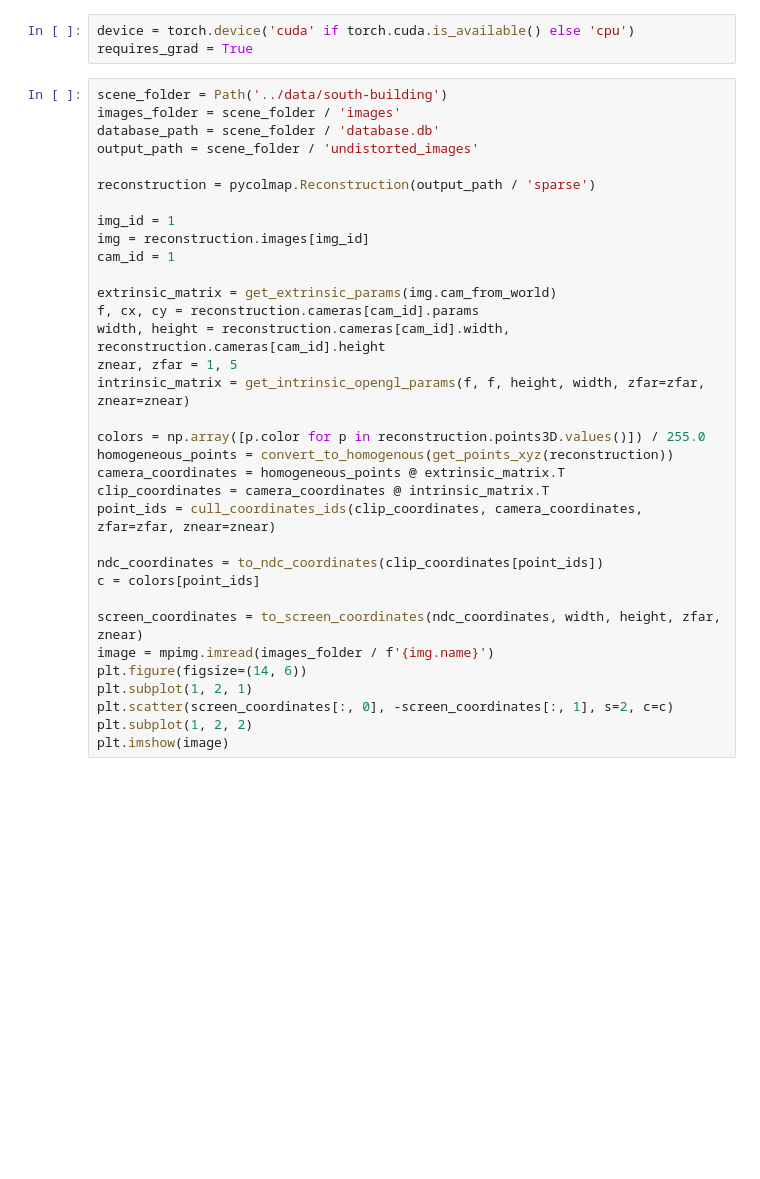
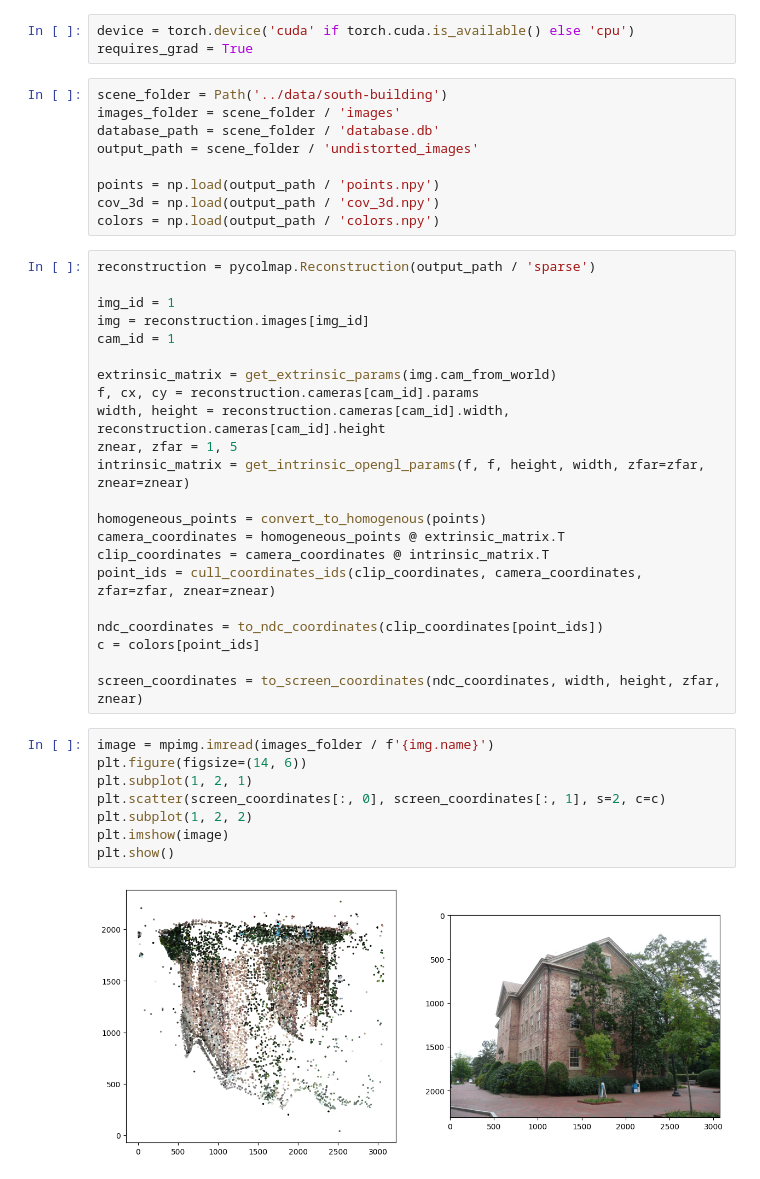
Before and after one commit to farqlia/UrbanViewsModeling, a Jupyter notebook: notebooks/PoC.ipynb, the cells around one changed output. Cells and saved outputs as stored; diff of their text form; blank space fills up the shorter version.

```diff
--- a/notebooks/PoC.ipynb
+++ b/notebooks/PoC.ipynb
@@ -14,12 +11,16 @@ Jupyter environment detected. Enabling Open3D WebVisualizer.
 # %%
 device = torch.device('cuda' if torch.cuda.is_available() else 'cpu')
 requires_grad = True
+# %%
+scene_folder = Path('../data/south-building')
+images_folder = scene_folder / 'images'
+database_path = scene_folder / 'database.db'
+output_path = scene_folder / 'undistorted_images'
+
+points = np.load(output_path / 'points.npy')
+cov_3d = np.load(output_path / 'cov_3d.npy')
+colors = np.load(output_path / 'colors.npy')
 # %%
-scene_folder = Path('../data/south-building')
-images_folder = scene_folder / 'images'
-database_path = scene_folder / 'database.db'
-output_path = scene_folder / 'undistorted_images'
-
 reconstruction = pycolmap.Reconstruction(output_path / 'sparse')
 
 img_id = 1
@@ -32,8 +33,7 @@ width, height = reconstruction.cameras[cam_id].width, reconstruction.cameras[cam
 znear, zfar = 1, 5
 intrinsic_matrix = get_intrinsic_opengl_params(f, f, height, width, zfar=zfar, znear=znear)
 
-colors = np.array([p.color for p in reconstruction.points3D.values()]) / 255.0
-homogeneous_points = convert_to_homogenous(get_points_xyz(reconstruction))
+homogeneous_points = convert_to_homogenous(points)
 camera_coordinates = homogeneous_points @ extrinsic_matrix.T
 clip_coordinates = camera_coordinates @ intrinsic_matrix.T
 point_ids = cull_coordinates_ids(clip_coordinates, camera_coordinates, zfar=zfar, znear=znear)
@@ -42,12 +42,16 @@ ndc_coordinates = to_ndc_coordinates(clip_coordinates[point_ids])
 c = colors[point_ids]
 
 screen_coordinates = to_screen_coordinates(ndc_coordinates, width, height, zfar, znear)
-image = mpimg.imread(images_folder / f'{img.name}')
-plt.figure(figsize=(14, 6))
-plt.subplot(1, 2, 1)
-plt.scatter(screen_coordinates[:, 0], -screen_coordinates[:, 1], s=2, c=c)
-plt.subplot(1, 2, 2)
-plt.imshow(image)
+# %%
+image = mpimg.imread(images_folder / f'{img.name}')
+plt.figure(figsize=(14, 6))
+plt.subplot(1, 2, 1)
+plt.scatter(screen_coordinates[:, 0], screen_coordinates[:, 1], s=2, c=c)
+plt.subplot(1, 2, 2)
+plt.imshow(image)
+plt.show()
+# %% [output]
+[figure, added]
 # %%
 print(f"# filtered points {sum(point_ids)}")
 print(f"# total points {reconstruction.num_points3D()}")
```
Also changed, not shown: parts of 17 cells of this notebook, 2 other files.
